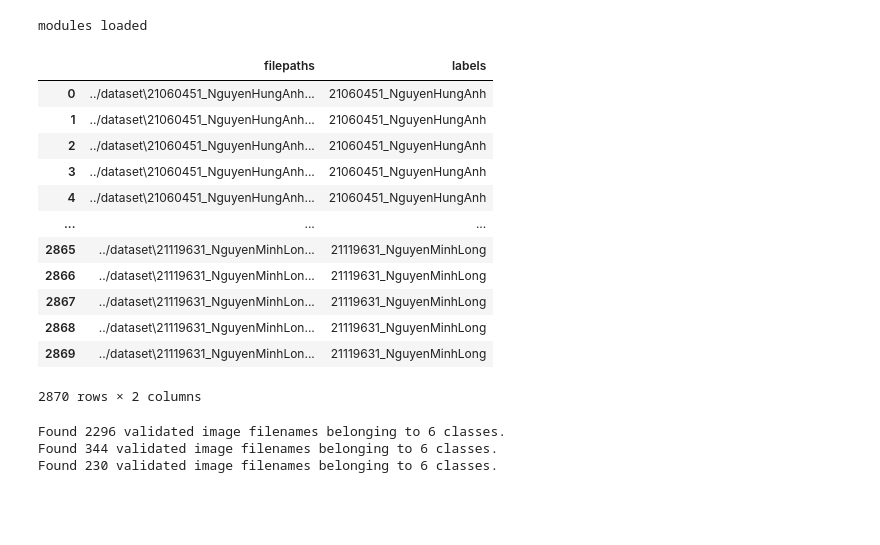
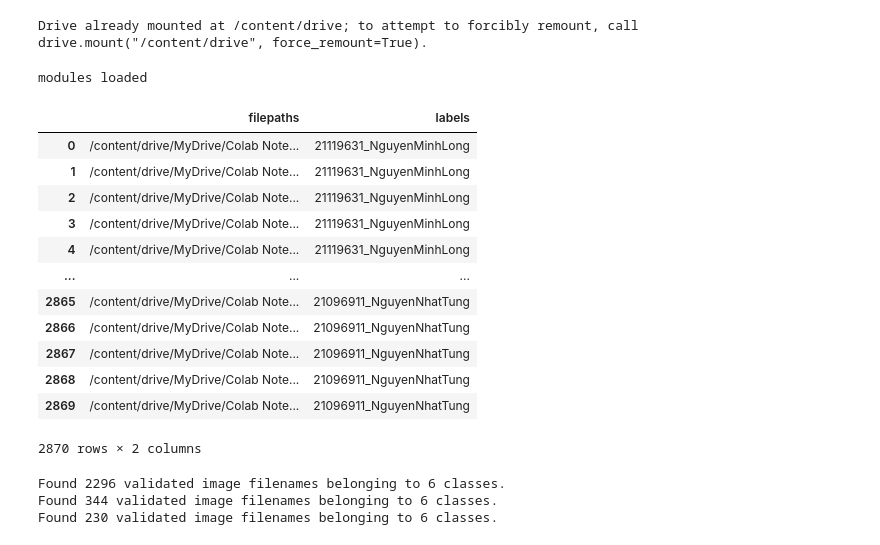
Before and after one commit to Hung000anh/Smart-Attendance-AI, a Jupyter notebook: notebook/build_model_restnet50v2.ipynb, the cells around one changed output. Saved outputs shown, nothing was run; the diff lists cells and outputs as text; code cells hidden in the pictures; blank space fills up the shorter version.

```diff
--- a/notebook/build_model_restnet50v2.ipynb
+++ b/notebook/build_model_restnet50v2.ipynb
@@ -1,3 +1,8 @@
+# %%
+from google.colab import drive
+drive.mount('/content/drive')
+# %% [output]
+Drive already mounted at /content/drive; to attempt to forcibly remount, call drive.mount("/content/drive", force_remount=True).
 # %%
 # import system libs
 import os
@@ -41,37 +46,37 @@ print ('modules loaded')
 # %% [output]
 modules loaded
 # %%
-data_dir = '../dataset'
+data_dir = '/content/drive/MyDrive/Colab Notebooks/computer_vision/Smart-Attendance-AI/dataset'
 filepaths = []
 labels = []
 
 folds = os.listdir(data_dir)
 for fold in folds:
     foldpath = os.path.join(data_dir, fold)
     filelist = os.listdir(foldpath)
     for file in filelist:
         fpath = os.path.join(foldpath, file)
         filepaths.append(fpath)
         labels.append(fold)
 
 # Concatenate data paths with labels into one dataframe
 Fseries = pd.Series(filepaths, name= 'filepaths')
 Lseries = pd.Series(labels, name='labels')
 data_dir = pd.concat([Fseries, Lseries], axis= 1)
 data_dir
 # %% [output]
 |  | filepaths | labels |
-| 0 | ../dataset\21060451_NguyenHungAnh... | 21060451_NguyenHungAnh |
-| 1 | ../dataset\21060451_NguyenHungAnh... | 21060451_NguyenHungAnh |
-| 2 | ../dataset\21060451_NguyenHungAnh... | 21060451_NguyenHungAnh |
-| 3 | ../dataset\21060451_NguyenHungAnh... | 21060451_NguyenHungAnh |
-| 4 | ../dataset\21060451_NguyenHungAnh... | 21060451_NguyenHungAnh |
+| 0 | /content/drive/MyDrive/Colab Note... | 21119631_NguyenMinhLong |
+| 1 | /content/drive/MyDrive/Colab Note... | 21119631_NguyenMinhLong |
+| 2 | /content/drive/MyDrive/Colab Note... | 21119631_NguyenMinhLong |
+| 3 | /content/drive/MyDrive/Colab Note... | 21119631_NguyenMinhLong |
+| 4 | /content/drive/MyDrive/Colab Note... | 21119631_NguyenMinhLong |
 | ... | ... | ... |
-| 2865 | ../dataset\21119631_NguyenMinhLon... | 21119631_NguyenMinhLong |
-| 2866 | ../dataset\21119631_NguyenMinhLon... | 21119631_NguyenMinhLong |
-| 2867 | ../dataset\21119631_NguyenMinhLon... | 21119631_NguyenMinhLong |
-| 2868 | ../dataset\21119631_NguyenMinhLon... | 21119631_NguyenMinhLong |
-| 2869 | ../dataset\21119631_NguyenMinhLon... | 21119631_NguyenMinhLong |
+| 2865 | /content/drive/MyDrive/Colab Note... | 21096911_NguyenNhatTung |
+| 2866 | /content/drive/MyDrive/Colab Note... | 21096911_NguyenNhatTung |
+| 2867 | /content/drive/MyDrive/Colab Note... | 21096911_NguyenNhatTung |
+| 2868 | /content/drive/MyDrive/Colab Note... | 21096911_NguyenNhatTung |
+| 2869 | /content/drive/MyDrive/Colab Note... | 21096911_NguyenNhatTung |
 2870 rows × 2 columns
 # %%
 # train dataframe
```
Also changed, not shown: parts of 18 cells of this notebook.
